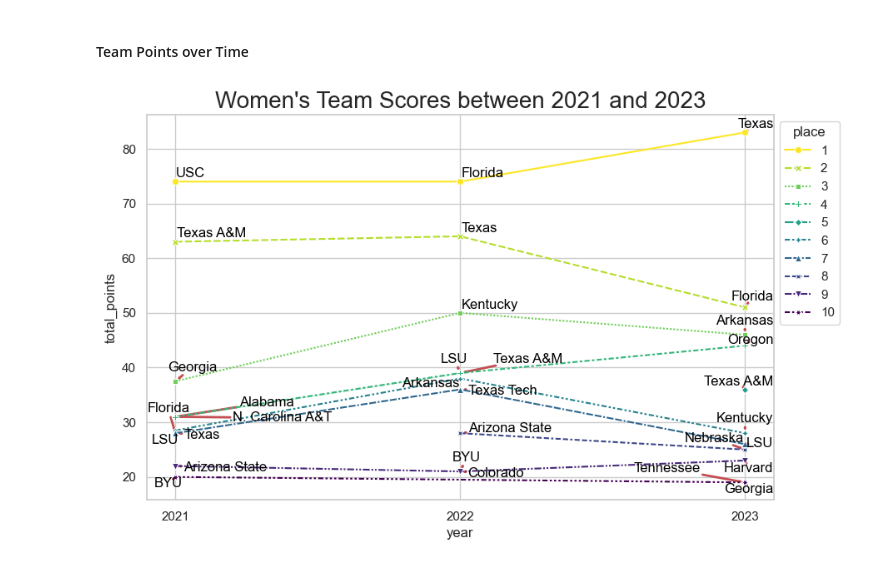
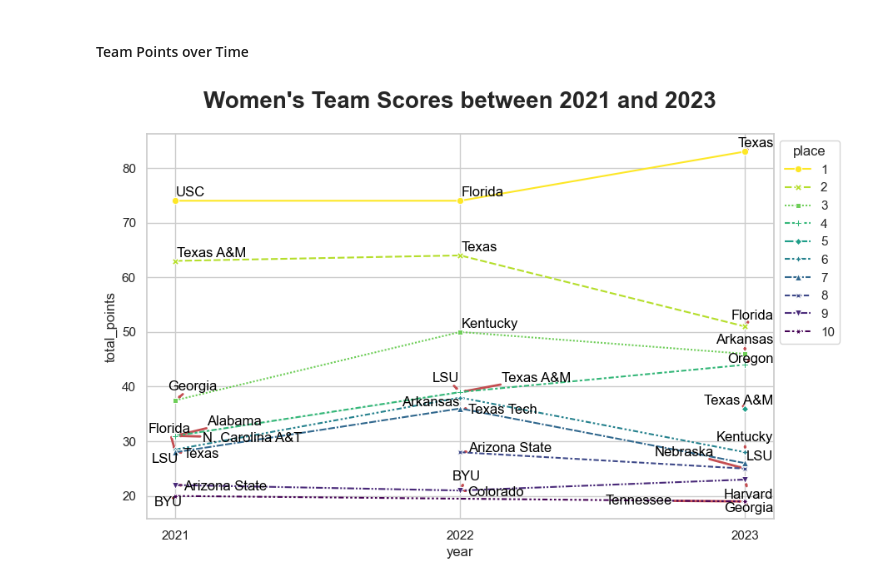
Before and after one commit to mitchellggreenhalgh/ncaa-championships, a Jupyter notebook: ncaa_championships.ipynb, the cells around one changed output. Saved outputs shown, nothing was run; the diff lists cells and outputs as text; code cells hidden in the pictures.

```diff
--- a/ncaa_championships.ipynb
+++ b/ncaa_championships.ipynb
@@ -244,6 +244,7 @@ from sklearn.manifold import TSNE
 
 women_outdoor_tsne = TSNE(n_components=2,
                           learning_rate='auto',
+                          perplexity=45,
                           init='pca',
                           random_state=69420).fit_transform(dfs_f_o.select_dtypes(['float', 'int']))
 
@@ -359,29 +360,32 @@ dfs_f_o.sort_values(by=['place', 'total_points'],
 # %%
 ts_f_o = dfs_f_o.loc[dfs_f_o['place'] <= 10].reset_index(drop=True)
 
 color_vals = cmp['viridis'].reversed()(np.linspace(0, 1, num=10))
 
 plt.figure(figsize=(6*1.618, 6))
 ts_plot = sns.lineplot(x='year',
                        y='total_points',
                        hue='place',
                        style='place',
                        markers=True,
                        data=ts_f_o,
                        palette=list(color_vals))
 ts_plot.set_xticks(range(2021,2024,1))
-ts_plot.set_title('''Women's Team Scores between 2021 and 2023''', fontsize=20)
+ts_plot.set_title('''Women's Team Scores between 2021 and 2023''',
+                  fontsize=20,
+                  y=1.05,
+                  weight='bold')
 sns.move_legend(obj=ts_plot, loc='upper left', bbox_to_anchor=(1, 1))
 
 ts_labels=[]
 for idx, row in ts_f_o.iterrows():
     ts_labels.append(plt.text(row['year'], row['total_points'], f'''{row['team_w']}''',
                                 c='black'))
 adjust_text(ts_labels,
             only_move={'points':'xy', 'texts':'xy'},
             arrowprops=dict(arrowstyle="->", color='r', lw=2),
             force_text=(1,1))
 
 plt.show()
 # %% [output]
-[figure, old version]
+[figure, new version]
```
Also changed, not shown: parts of 3 cells of this notebook.
